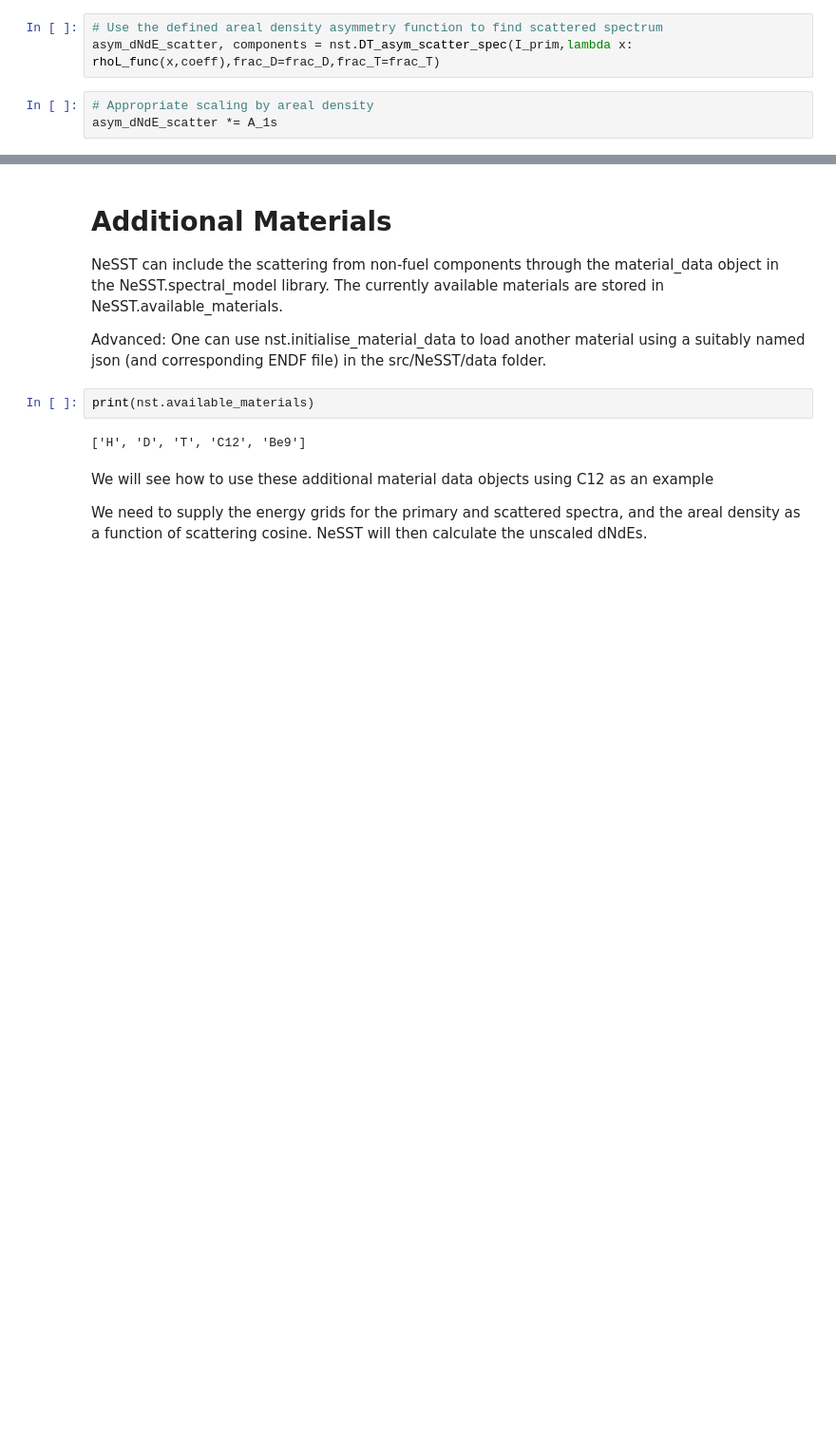
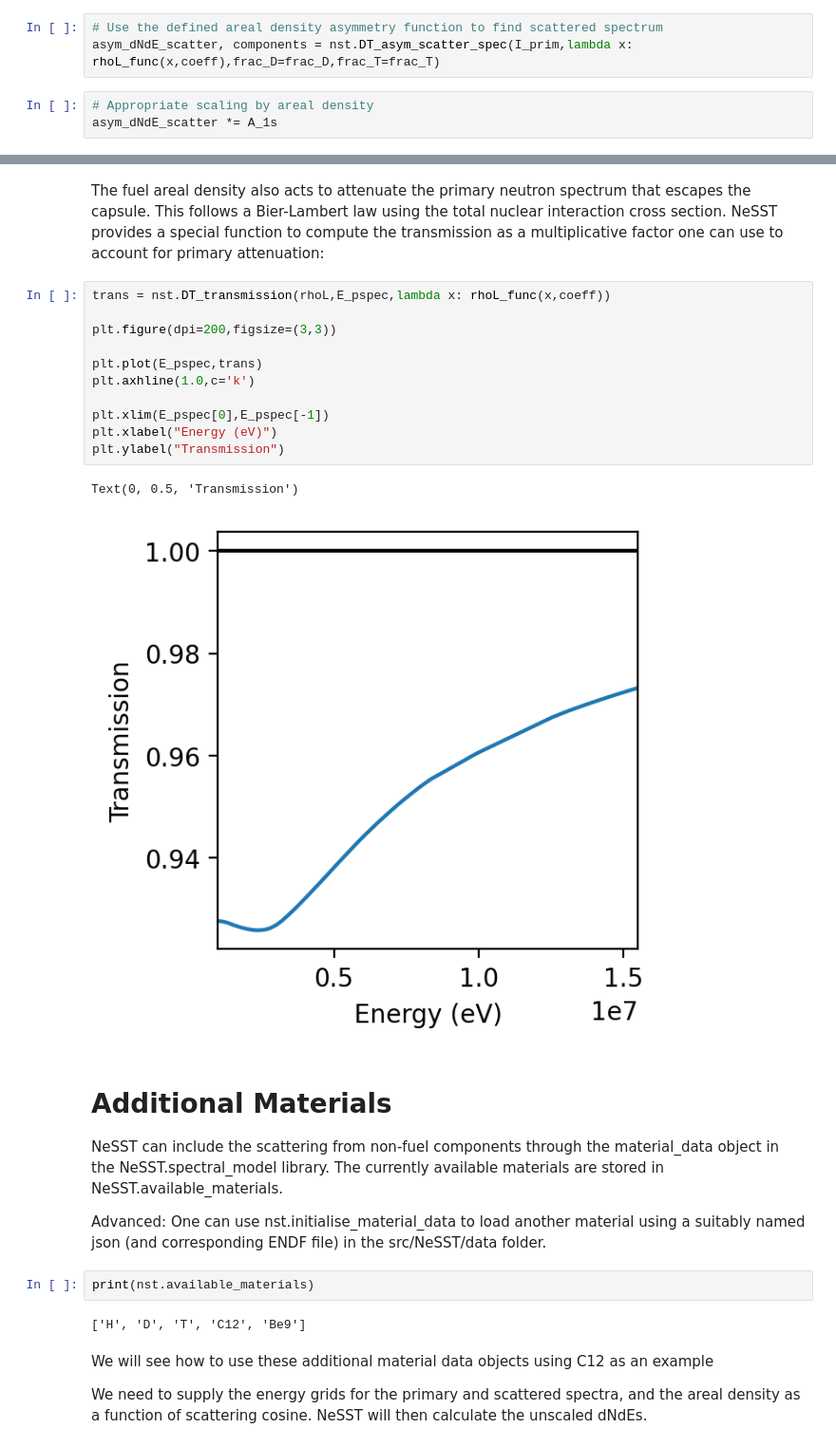
Before and after one commit to aidancrilly/NeSST, a Jupyter notebook: example/NeSST Guide.ipynb, the cells around one changed output, grey strips where cells are left out. Shown at 95% size. Saved outputs shown, nothing was run; the diff lists cells and outputs as text; blank space fills up the shorter version.

Commit message:
Added transmission term functions for DT and arb. mats

```diff
--- a/example/NeSST Guide.ipynb
+++ b/example/NeSST Guide.ipynb
@@ -276,3 +276,19 @@ Text(0, 0.5, 'dN/dE (1/eV)')
+# %% [markdown]
+The fuel areal density also acts to attenuate the primary neutron spectrum that escapes the capsule. This follows a Bier-Lambert law using the total nuclear interaction cross section. NeSST provides a special function to compute the transmission as a multiplicative factor one can use to account for primary attenuation:
+# %%
+trans = nst.DT_transmission(rhoL,E_pspec,lambda x: rhoL_func(x,coeff))
+
+plt.figure(dpi=200,figsize=(3,3))
+
+plt.plot(E_pspec,trans)
+plt.axhline(1.0,c='k')
+
+plt.xlim(E_pspec[0],E_pspec[-1])
+plt.xlabel("Energy (eV)")
+plt.ylabel("Transmission")
+# %% [output]
+Text(0, 0.5, 'Transmission')
+[figure, added]
 # %% [markdown]
 # Additional Materials <a class="anchor" id="third-bullet"></a>
 
```
Also changed, not shown: parts of 7 cells of this notebook, 1 other file.
